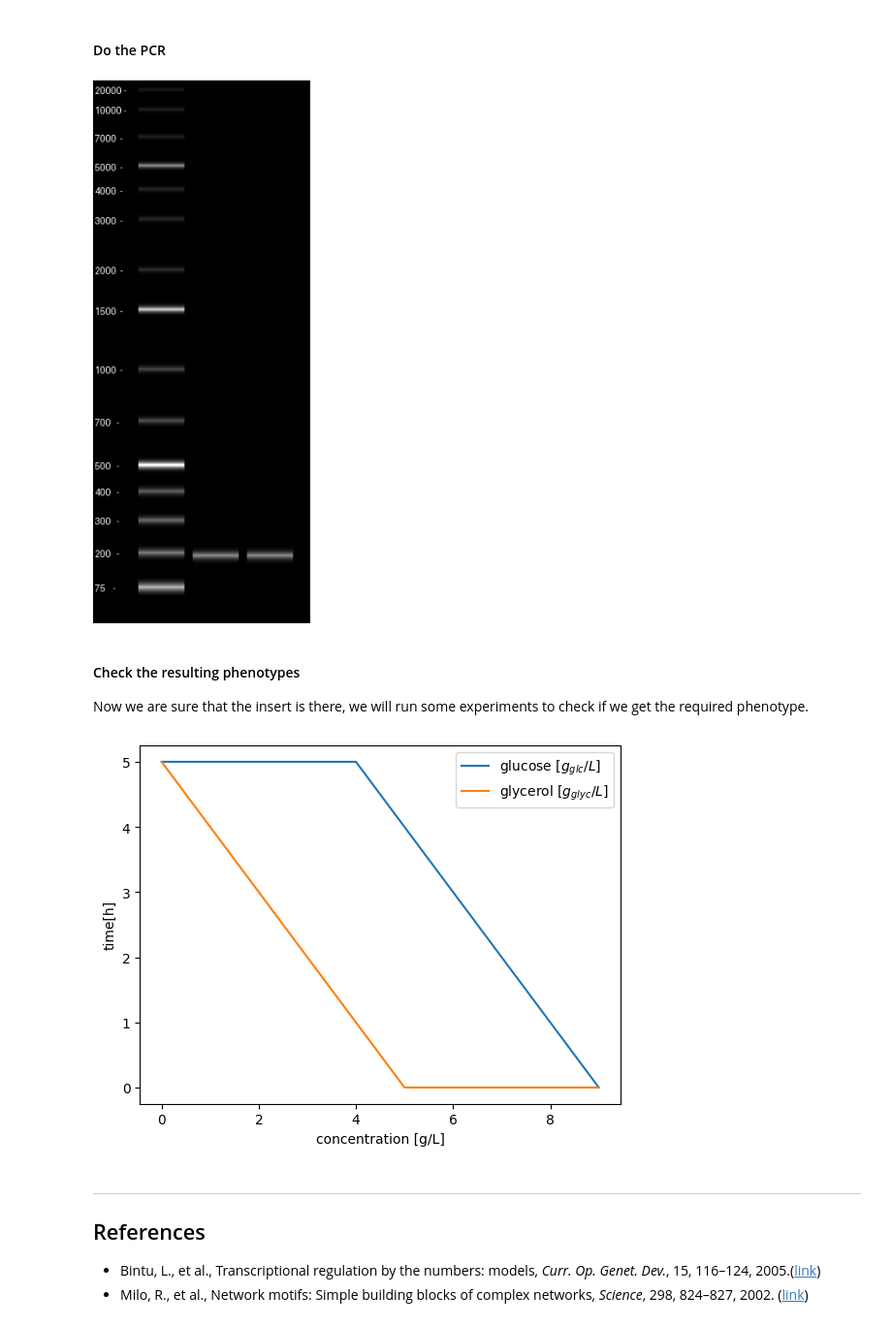
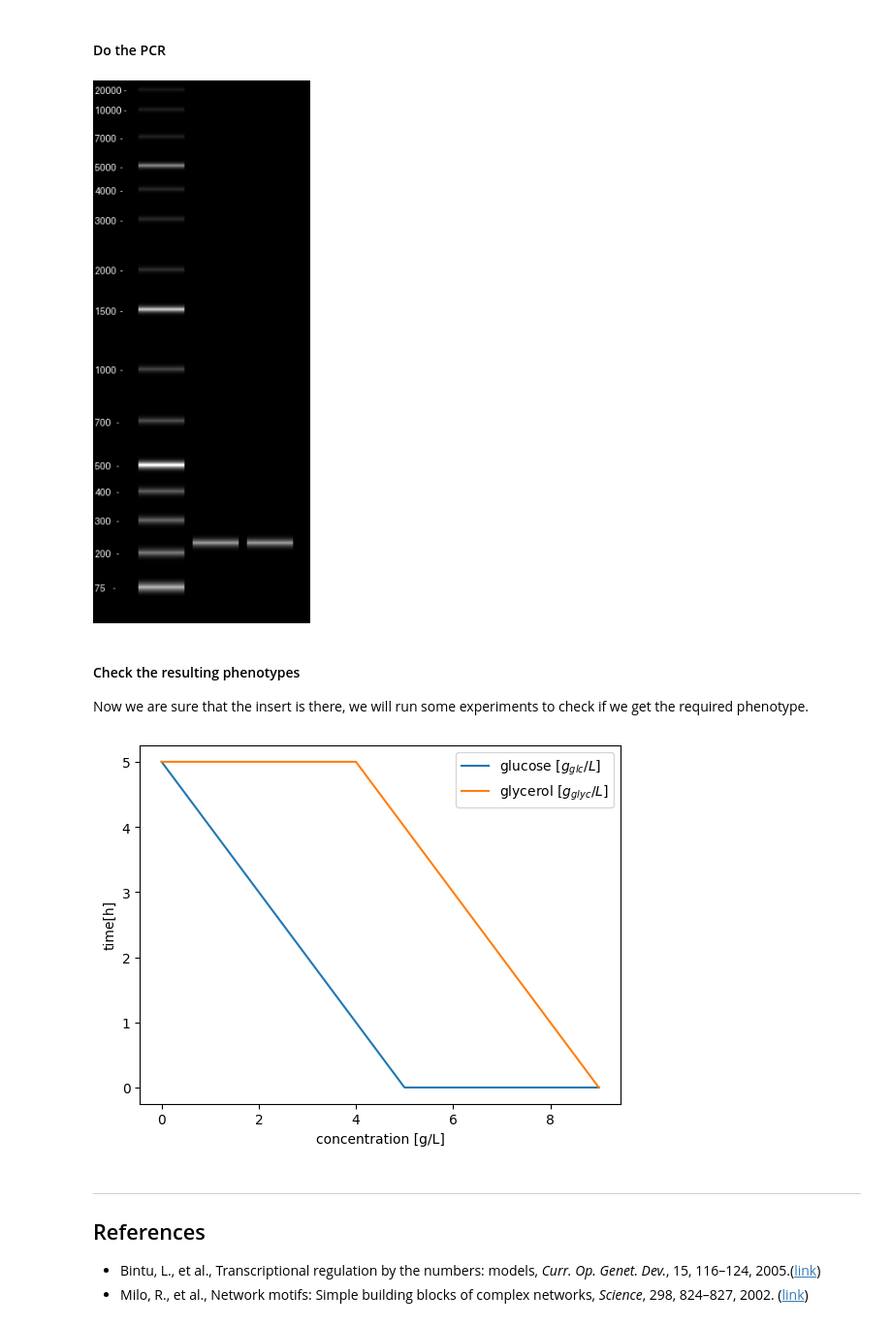
Before and after one commit to iAMB-RWTH-Aachen/Biocircuitsim, a Jupyter notebook: BioCircuitSim.ipynb, the cells around one changed output. Shown at 97% size. Cells and saved outputs as stored; diff of their text form; code cells hidden in the pictures.

```diff
--- a/BioCircuitSim.ipynb
+++ b/BioCircuitSim.ipynb
@@ -197,8 +197,8 @@ glycerol_repressor = get_repressor_sequence(metabolism = 'glycerol')
 # %%
 #######################################################
 # FILL YOUR DECISION IN HERE
-promoter = promoter_glyc
-regulator = glucose_repressor
+promoter = promoter_glc
+regulator = glycerol_repressor
 # END OF CODE
 #######################################################
 
@@ -231,18 +231,19 @@ putida_genome = get_putida_genome(promoter, regulator)
 pcr_product = pcr(primers.forward_primer, primers.reverse_primer, putida_genome)
 # %%
 # Create a gel to see if the PCR and insertion worked
-im = gel([GeneRuler_1kb_plus,[insert], #what you want to find
+im = gel([GeneRuler_1kb_plus,
+          [insert], #what you want to find
           [pcr_product]]) #The pcr product of the genome: is your construct in there?
 im
 # %% [output]
-[figure, old version]
+[figure, new version]
 # %% [markdown]
 #### Check the resulting phenotypes
 Now we are sure that the insert is there, we will run some experiments to check if we get the required phenotype.
 # %%
 perform_batch_experiment(putida_genome, insert)
 # %% [output]
-[figure, old version]
+[figure, new version]
 # %% [markdown]
 <hr>
 
```
Also changed, not shown: parts of 2 cells of this notebook.
